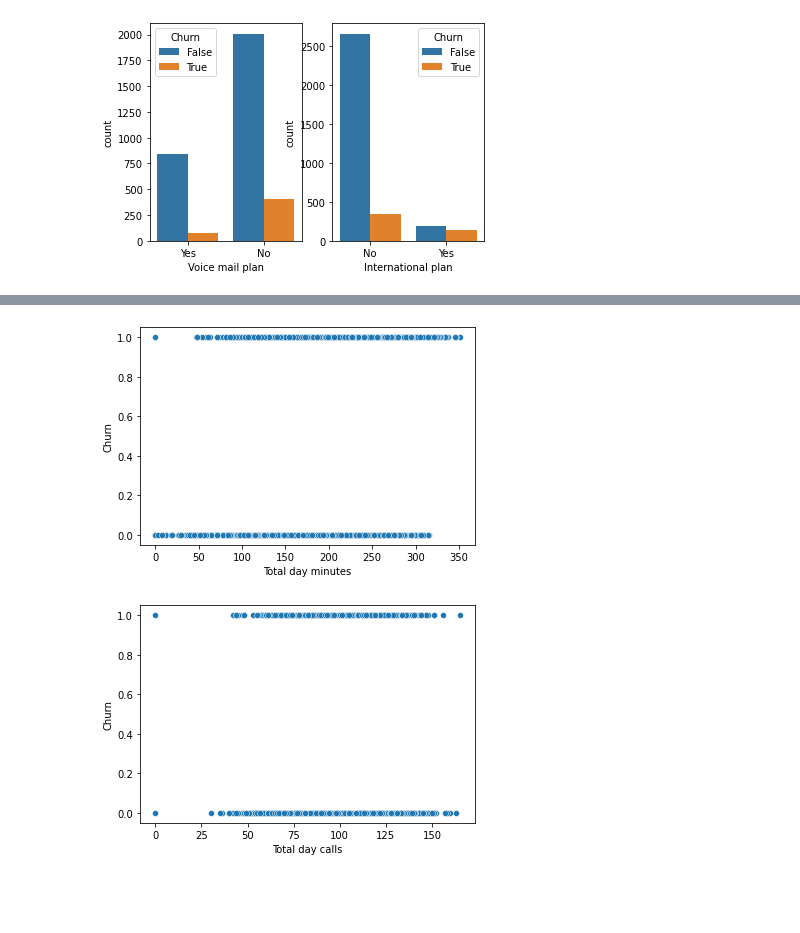
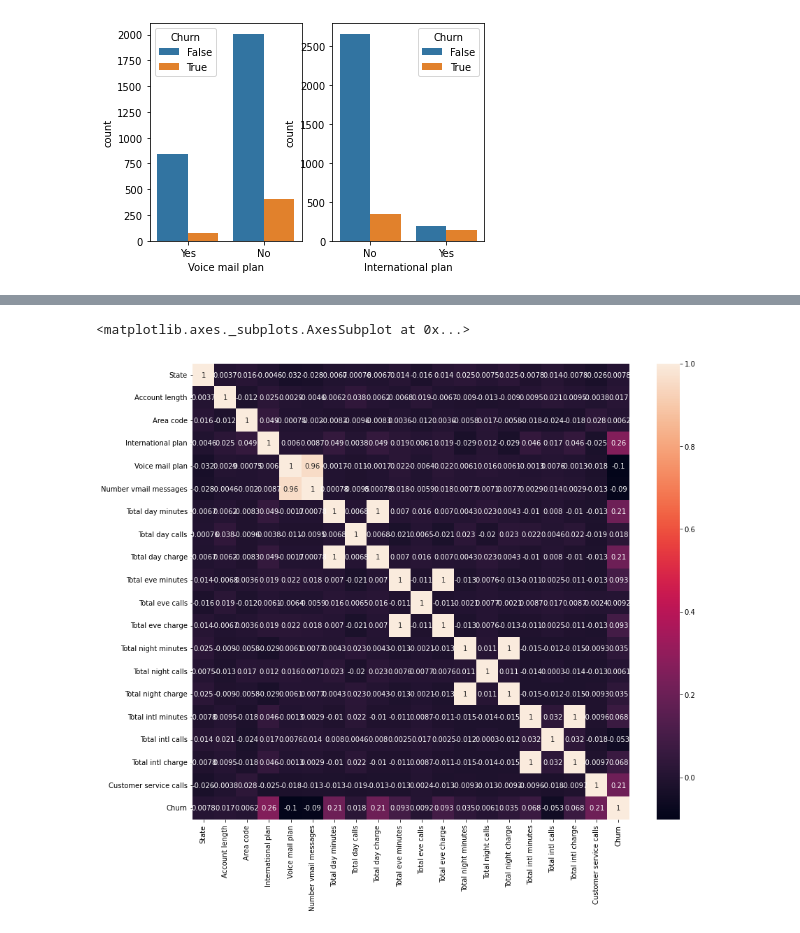
Before and after one commit to Aayushi4925/Telecom_churn, a Jupyter notebook: Copy_of_Telecom_Churn_Analysis_Capstone_Project.ipynb, the cells around one changed output, grey strips where cells are left out. Saved outputs shown, nothing was run; the diff lists cells and outputs as text; code cells hidden in the pictures; blank space fills up the shorter version.

```diff
--- a/Copy_of_Telecom_Churn_Analysis_Capstone_Project.ipynb
+++ b/Copy_of_Telecom_Churn_Analysis_Capstone_Project.ipynb
@@ -294,10 +284,6 @@ plt.show()
-# %%
-sns.scatterplot(x='Total day minutes',y='Churn',data=df_copy)
-plt.show()
-# %% [output]
-[figure, removed]
-# %%
-sns.scatterplot(x='Total day calls',y='Churn',data=df_copy)
-plt.show()
-# %% [output]
-[figure, removed]
+# %%
+plt.figure(figsize=(14,12))
+sns.heatmap(df_copy.corr(),annot=True)   #creating heatmap of dataset through correlation
+# %% [output]
+<matplotlib.axes._subplots.AxesSubplot at 0x...>
+[figure, added]
```
Also changed, not shown: parts of 30 cells of this notebook.
